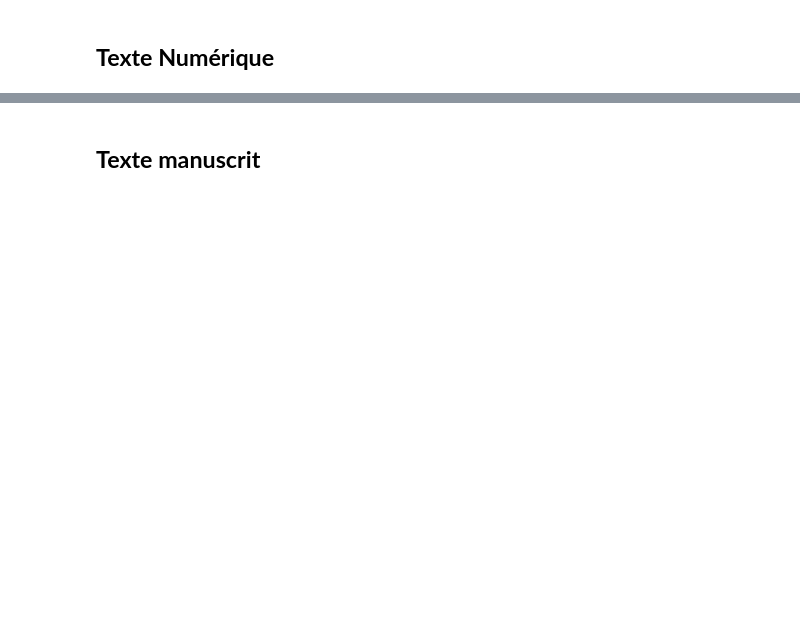
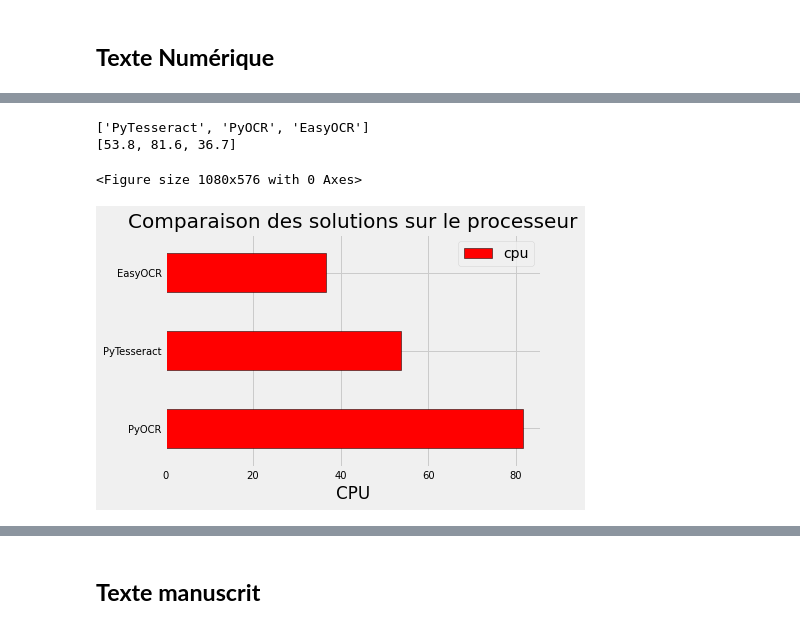
Before and after one commit to ebongoa/PI17, a Jupyter notebook: matrice-de-d-cision-ocr.ipynb, the cells around one changed output, grey strips where cells are left out. Saved outputs shown, nothing was run; the diff lists cells and outputs as text; code cells hidden in the pictures; blank space fills up the shorter version.

```diff
--- a/matrice-de-d-cision-ocr.ipynb
+++ b/matrice-de-d-cision-ocr.ipynb
@@ -161,0 +231,19 @@ Text(0.5, 1.0, 'Comparaison des solutions')
+# %%
+plt.style.use('fivethirtyeight')
+fig = plt.figure(figsize = (15, 8))
+
+model_comparison = pd.DataFrame({'model': X,'cpu': cpu})
+model_comparison.sort_values('cpu', ascending = False).plot(x = 'model', y ='cpu', kind = 'barh', color = 'red', edgecolor = 'black')
+
+plt.ylabel('')
+plt.yticks(size = 10)
+plt.xlabel('CPU')
+plt.xticks(size = 10)
+plt.title('Comparaison des solutions sur le processeur', size=20)
+print(X)
+print(cpu)
+# %% [output]
+['PyTesseract', 'PyOCR', 'EasyOCR']
+[53.8, 81.6, 36.7]
+<Figure size 1080x576 with 0 Axes>
+[figure, added]
```
Also changed, not shown: parts of 45 cells of this notebook.
